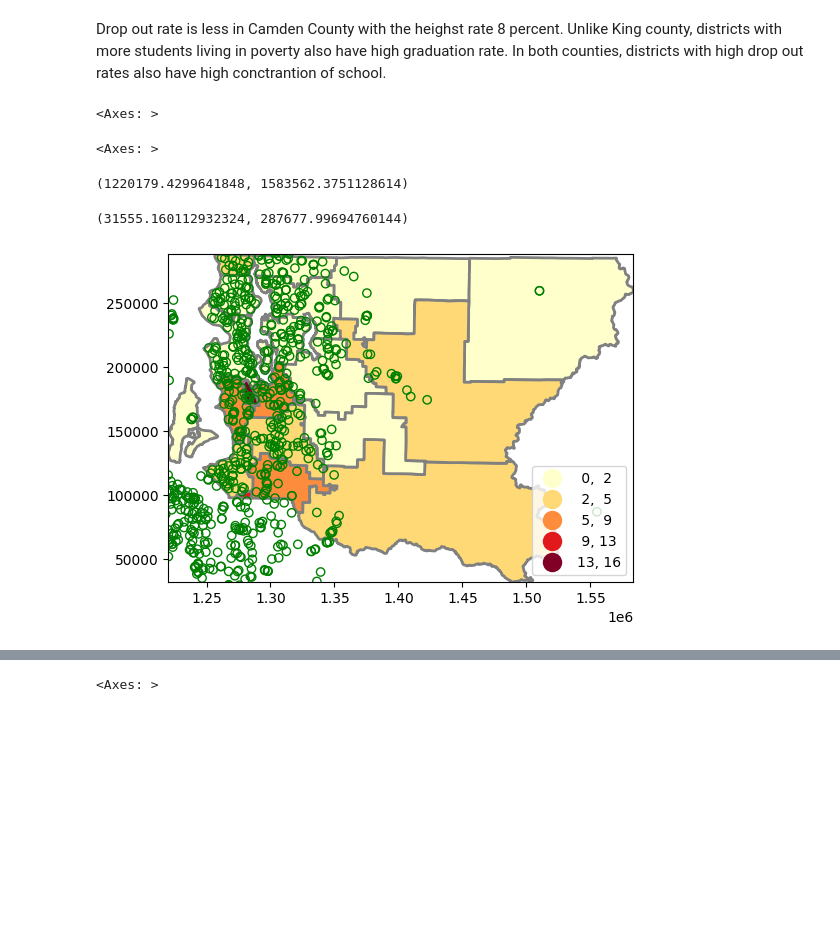
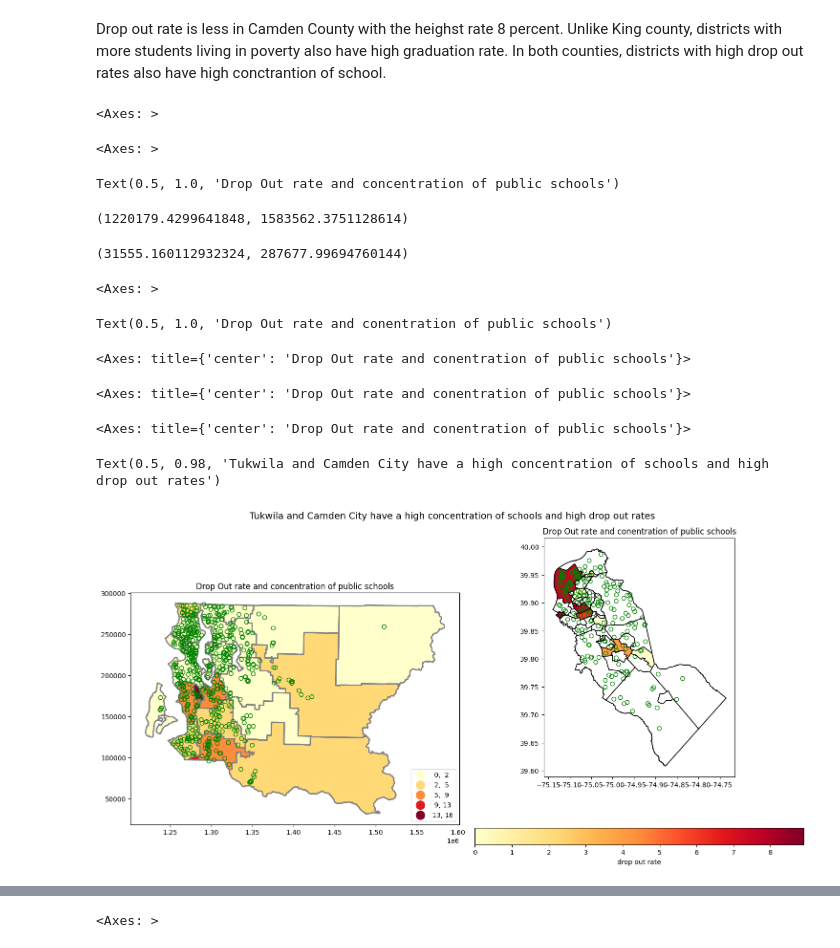
Before and after one commit to Spontyrupple/mamaine, a Jupyter notebook: king_county.ipynb, the cells around one changed output, grey strips where cells are left out. Cells and saved outputs as stored; diff of their text form; code cells hidden in the pictures; blank space fills up the shorter version.

```diff
--- a/king_county.ipynb
+++ b/king_county.ipynb
@@ -508,8 +513,7 @@ Text(0.5, 1.0, 'Per capita income')
 # %% [markdown]
 Tukwila School District has the highest percentage of students experiencing homelessness, a relatively high number of children aged 18 years and below who are living in poverty, one of the lowest per capita income, and the highest drop out rate. Skykomish has the highest number of children living in poverty, but it has one of the lowest drop out rates. Mercer Island appears to be the opposite of Tukwila with low levels of homelessness and poverty, the highest per capita income and one of the lowest drop out rates. Zero homelessness means the count for enroled students experiencing homelessness was less than 10.
 # %%
-! wget -q -O Washington_State_Public_Schools_2024_-2594958195053075893.zip https://github.com/Spontyrupple/mamaine/raw/refs/heads/main/Washington_State_Public_Schools_2024_-2594958195053075893.zip
-zip_ref = zipfile.ZipFile('Washington_State_Public_Schools_2024_-2594958195053075893.zip', 'r') # use correct zip file name 'kingcounty.zip'
-zip_ref.extractall()
-zip_ref.close()
-wasch=gpd.read_file('Washington_State_Public_Schools_Buildings.shp')
+! wget -q -O Municipality.zip https://github.com/Spontyrupple/mamaine/raw/refs/heads/main/Municipality.zip
+zip_ref = zipfile.ZipFile('Municipality.zip', 'r'); zip_ref.extractall(); zip_ref.close() #just unzipping
+#! ls
+tracts=gpd.read_file('Municipalities.shp')
@@ -672,30 +608,51 @@ Text(0.5, 0.98, 'How does King County Compare to Camden County?')
 # %% [markdown]
 Drop out rate is less in Camden County with the heighst rate 8 percent. Unlike King county, districts with more students living in poverty also have high graduation rate. In both counties, districts with high drop out rates also have high conctrantion of school.
+# %%
+! wget -q -O School_Sites_in_King_County___schsite_point.zip https://github.com/Spontyrupple/mamaine/raw/refs/heads/main/School_Sites_in_King_County___schsite_point.zip
+zip_ref = zipfile.ZipFile('School_Sites_in_King_County___schsite_point.zip', 'r')
+zip_ref.extractall()
+zip_ref.close()
+wasch=gpd.read_file('School_Sites_in_King_County___schsite_point.shp')
 # %%
-wasch = wasch.to_crs(kingc3.crs)  # Ensure CRS match
+fig, axes = plt.subplots(1, 2, figsize=(15, 8))
 
-fig, ax = plt.subplots(1, figsize=(6, 10))
-
-kingc3.plot(ax=ax, column='Drop out rate', legend=True, cmap='YlOrRd',
+kingc3.plot(ax=axes[0], column='Drop out rate', legend=True, cmap='YlOrRd',
            scheme='natural_breaks', k=5, edgecolor='grey', linewidth=2,
            legend_kwds={"fmt": "{:,.0f}", 'loc': 'lower right', 'markerscale': 1.4})
-
-# Plot wasch after kingc3
-wasch.plot(ax=ax, color='none', edgecolor='green')
+wasch = wasch.to_crs(kingc3.crs)  # Ensure CRS match
+wasch.plot(ax=axes[0], color='none', edgecolor='green')
+axes[0].set_title('Drop Out rate and concentration of public schools')
 
 # Set plot bounds if needed
 minx, miny, maxx, maxy = kingc3.total_bounds  # Or wasch.total_bounds
 ax.set_xlim(minx, maxx)
 ax.set_ylim(miny, maxy)
 
-# ... (Rest of your plot customizations) ...
+
+camden.plot(column='Drop Out rate ', ax=axes[1], legend=True,
+                 cmap='YlOrRd', legend_kwds={'label': "drop out rate",
+                                           'orientation': "horizontal"})
+axes[1].set_title('Drop Out rate and conentration of public schools')
+ccounty.plot(ax=axes[1], color='none', edgecolor='black')
+cschools.plot(ax=axes[1], color='none', edgecolor='green')
+tracts.boundary.plot(ax=axes[1], linewidth=1, color='black')
+fig.suptitle('Tukwila and Camden City have a high concentration of schools and high drop out rates', fontsize=14)
+# Adjust the layout for better spacing between plots
+plt.tight_layout()
 plt.show()
 # %% [output]
 <Axes: >
 <Axes: >
-(1220179.4299641848, 1583562.3751128614)
+Text(0.5, 1.0, 'Drop Out rate and concentration of public schools')
-(31555.160112932324, 287677.99694760144)
+(1220179.4299641848, 1583562.3751128614)
+(31555.160112932324, 287677.99694760144)
+<Axes: >
+Text(0.5, 1.0, 'Drop Out rate and conentration of public schools')
+<Axes: title={'center': 'Drop Out rate and conentration of public schools'}>
+<Axes: title={'center': 'Drop Out rate and conentration of public schools'}>
+<Axes: title={'center': 'Drop Out rate and conentration of public schools'}>
+Text(0.5, 0.98, 'Tukwila and Camden City have a high concentration of schools and high drop out rates')
-[figure, old version]
+[figure, new version]
 # %%
 ! wget -q -O Flourishing_and_resilient_kindergarten_through_5th_grade_by_school_district_-1685839740918143868.zip https://github.com/Spontyrupple/mamaine/raw/refs/heads/main/Flourishing_and_resilient_kindergarten_through_5th_grade_by_school_district_-1685839740918143868.zip
 zip_ref = zipfile.ZipFile('Flourishing_and_resilient_kindergarten_through_5th_grade_by_school_district_-1685839740918143868.zip', 'r')
```
Also changed, not shown: parts of 16 cells of this notebook.
